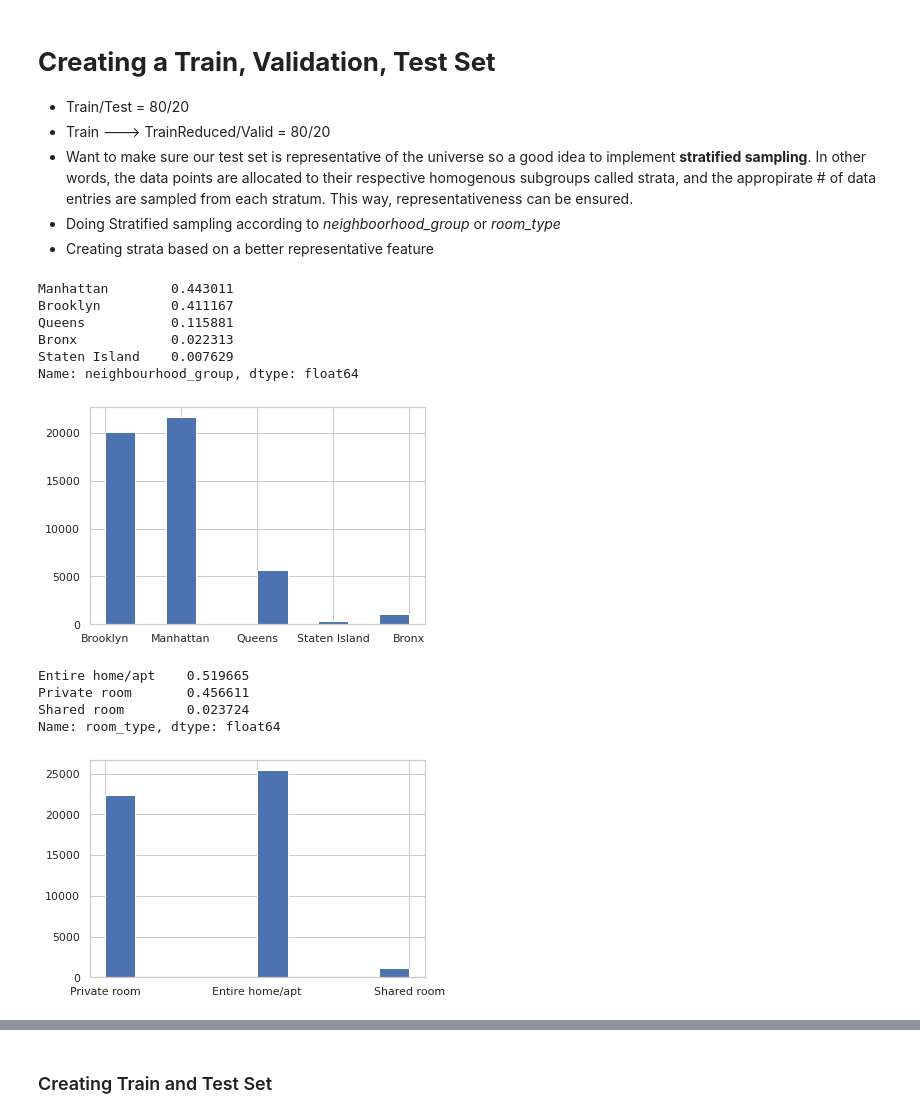
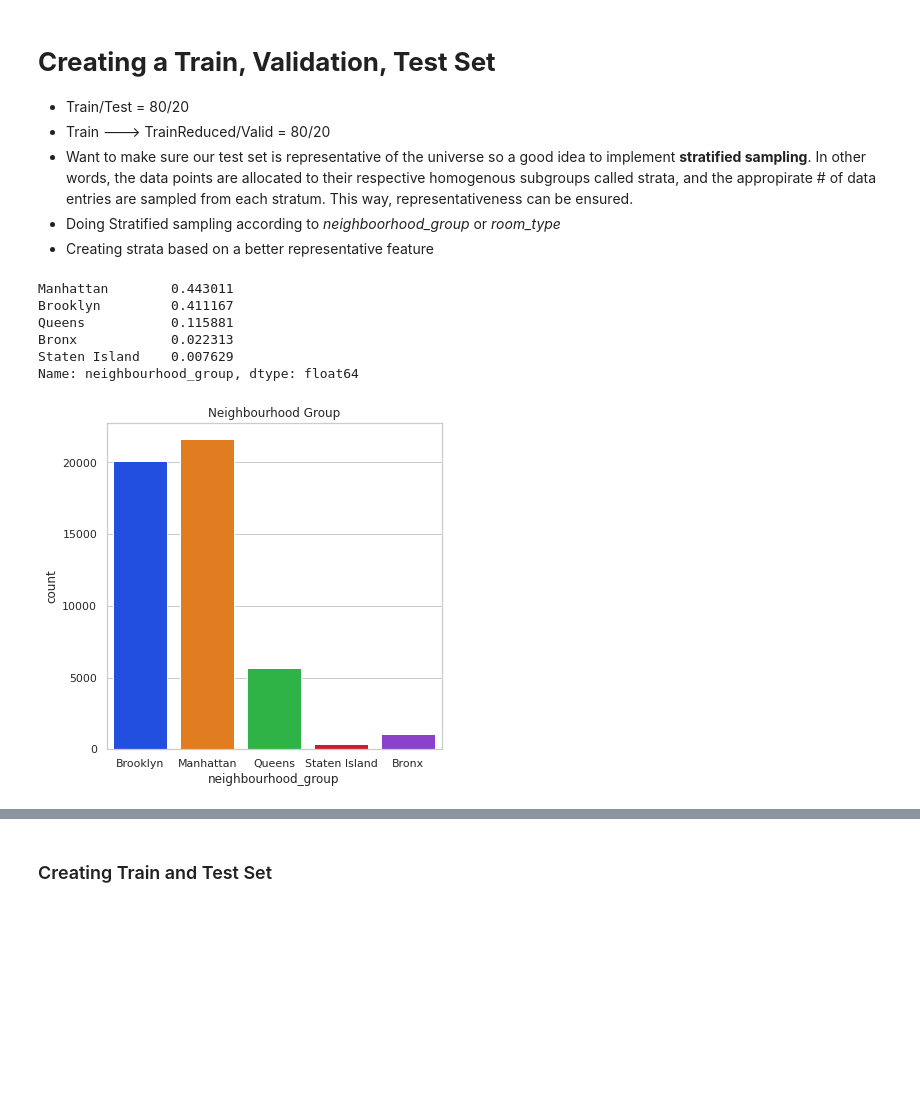
Before and after one commit to pvh95/BachelorThesis, a Jupyter notebook: NYCAB_2019_Regression.ipynb, the cells around one changed output, grey strips where cells are left out. Drawn from its saved outputs; the diff is of its cells as text; code cells hidden in the pictures; blank space fills up the shorter version.

```diff
--- a/NYCAB_2019_Regression.ipynb
+++ b/NYCAB_2019_Regression.ipynb
@@ -190,23 +190,18 @@ dtype: int64
 *   Want to make sure our test set is representative of the universe so a good idea to implement **stratified sampling**. In other words, the data points are allocated to their respective homogenous subgroups called strata, and the appropirate # of data entries are sampled from each stratum. This way, representativeness can be ensured.
 *   Doing Stratified sampling according to *neighboorhood_group* or *room_type*
 *   Creating strata based on a better representative feature
-# %%
-nycAB_orig['neighbourhood_group'].hist()
-nycAB_orig["neighbourhood_group"].value_counts() / len(nycAB_orig)
-# %% [output]
-Manhattan        0.443011
-Brooklyn         0.411167
-Queens           0.115881
-Bronx            0.022313
-Staten Island    0.007629
-Name: neighbourhood_group, dtype: float64
-[figure, removed]
-# %%
-nycAB_orig['room_type'].hist()
-nycAB_orig["room_type"].value_counts() / len(nycAB_orig)
-# %% [output]
-Entire home/apt    0.519665
-Private room       0.456611
-Shared room        0.023724
-Name: room_type, dtype: float64
-[figure, removed]
+# %%
+sns.set(style="whitegrid")
+sns.countplot(nycAB_orig['neighbourhood_group'], palette="bright")
+fig = plt.gcf()
+fig.set_size_inches(6,6)
+plt.title('Neighbourhood Group')
+nycAB_orig["neighbourhood_group"].value_counts() / len(nycAB_orig)
+# %% [output]
+Manhattan        0.443011
+Brooklyn         0.411167
+Queens           0.115881
+Bronx            0.022313
+Staten Island    0.007629
+Name: neighbourhood_group, dtype: float64
+[figure, added]
```
Also changed, not shown: parts of 3 cells of this notebook.
